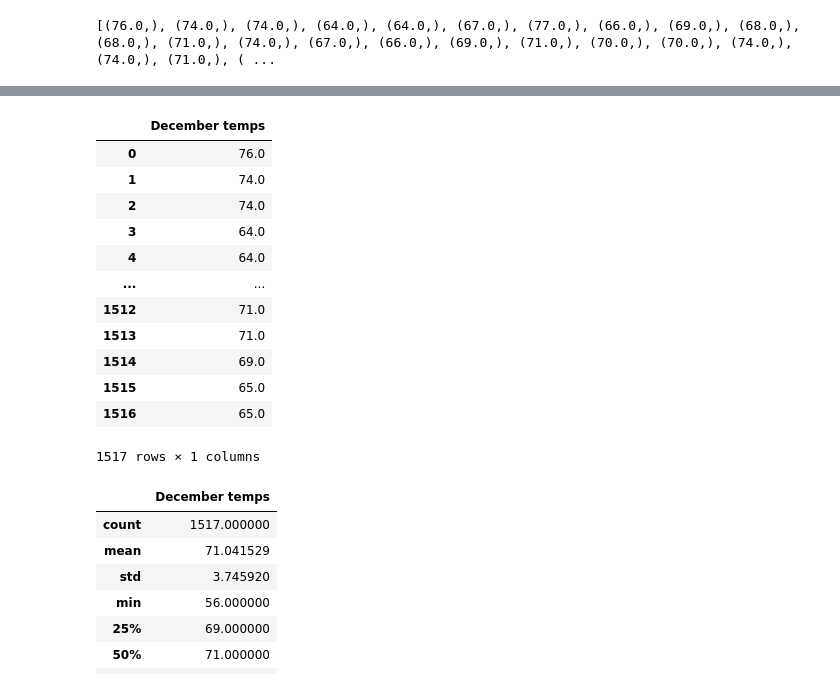
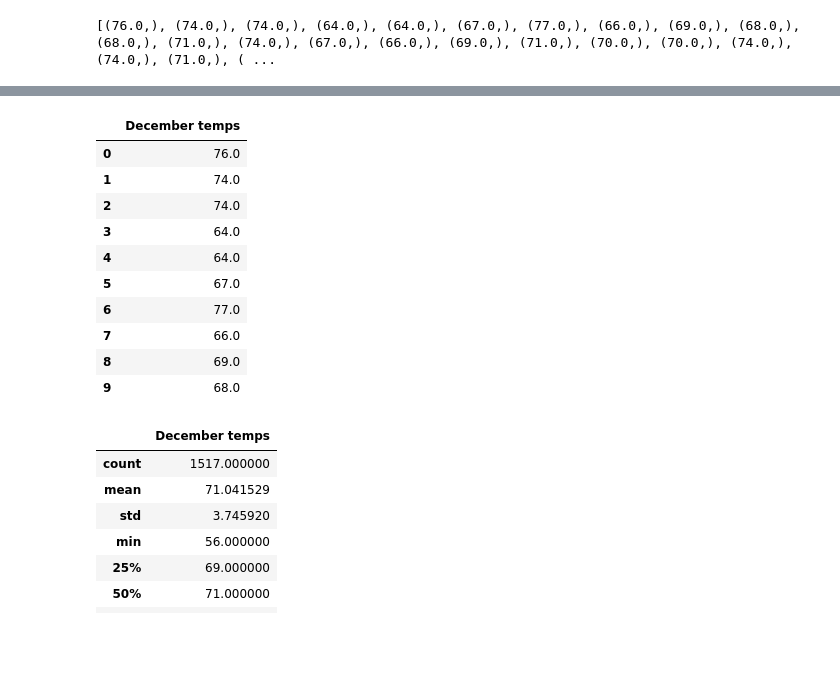
Before and after one commit to GopherCNM/Module9_surfs-up, a Jupyter notebook: SurfsUp_Challenge.ipynb, the cells around one changed output, grey strips where cells are left out. Cells and saved outputs as stored; diff of their text form; code cells hidden in the pictures; blank space fills up the shorter version.

```diff
--- a/SurfsUp_Challenge.ipynb
+++ b/SurfsUp_Challenge.ipynb
@@ -119,21 +79,19 @@ dec_list
 # %%
 # 8. Create a DataFrame from the list of temperatures for the month of December.
 dec_df = pd.DataFrame(dec_list, columns=['December temps'])
-dec_df
+dec_df.head(10)
 # %% [output]
 |  | December temps |
 | 0 | 76.0 |
 | 1 | 74.0 |
 | 2 | 74.0 |
 | 3 | 64.0 |
 | 4 | 64.0 |
-| ... | ... |
-| 1512 | 71.0 |
-| 1513 | 71.0 |
-| 1514 | 69.0 |
-| 1515 | 65.0 |
-| 1516 | 65.0 |
+| 5 | 67.0 |
+| 6 | 77.0 |
+| 7 | 66.0 |
+| 8 | 69.0 |
+| 9 | 68.0 |
-1517 rows × 1 columns
 # %%
 # 9. Calculate and print out the summary statistics for the Decemeber temperature DataFrame.
 dec_df.describe()
```
Also changed, not shown: parts of 3 cells of this notebook.
